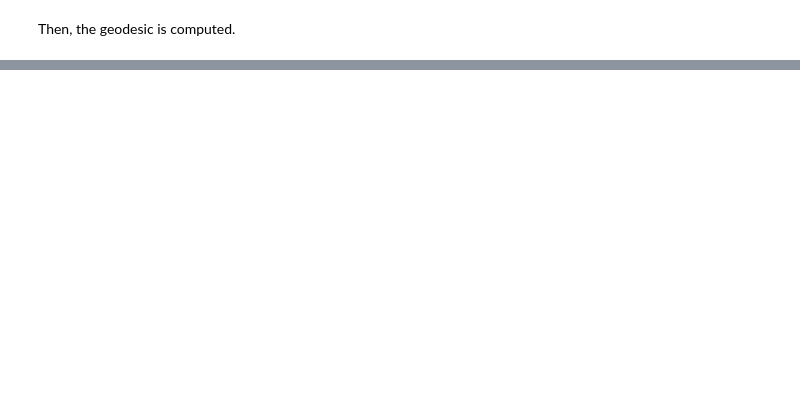
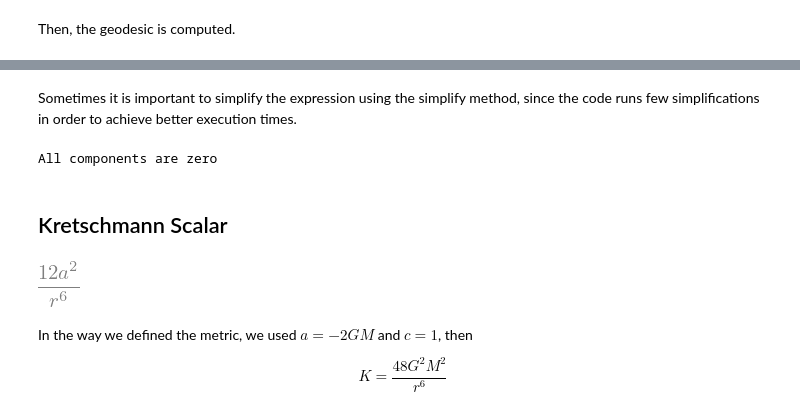
Before and after one commit to pytearcat/pytearcat, a Jupyter notebook: Example_Schwarzschild.ipynb, the cells around one changed output, grey strips where cells are left out. Cells and saved outputs as stored; diff of their text form; code cells hidden in the pictures; blank space fills up the shorter version.

```diff
--- a/Example_Schwarzschild.ipynb
+++ b/Example_Schwarzschild.ipynb
@@ -9,3 +6,0 @@ import imp
-# %%
-pt.Tensor.core.config.space_time = False
-Levi = pt.LeviCivita('Levi')
@@ -97,0 +66,2 @@ $\displaystyle \frac{r \sin{\left(\theta \right)} \frac{d^{2}}{d s^{2}} \operato
+# %%
+R = pt.riemann(All=True)
@@ -97,0 +93,20 @@ $\displaystyle \frac{r \sin{\left(\theta \right)} \frac{d^{2}}{d s^{2}} \operato
+# %% [markdown]
+Sometimes it is important to simplify the expression using the simplify method, since the code runs few simplifications in order to achieve better execution times.
+# %%
+BI.simplify()
+
+BI.display()
+# %% [output]
+All components are zero
+# %% [markdown]
+## Kretschmann Scalar
+# %%
+Kr_scalar = R('^l,^m,^n,^k')*R('_l,_m,_n,_k')
+# %%
+Kr_scalar.simplify()
+# %% [output]
+[figure, added]
+# %% [markdown]
+In the way we defined the metric, we used $a=-2GM$ and $c=1$, then
+
+$$ K = \frac{48G^2M^2}{r^6}$$
```
Also changed, not shown: parts of 13 cells of this notebook, 2 other files.
